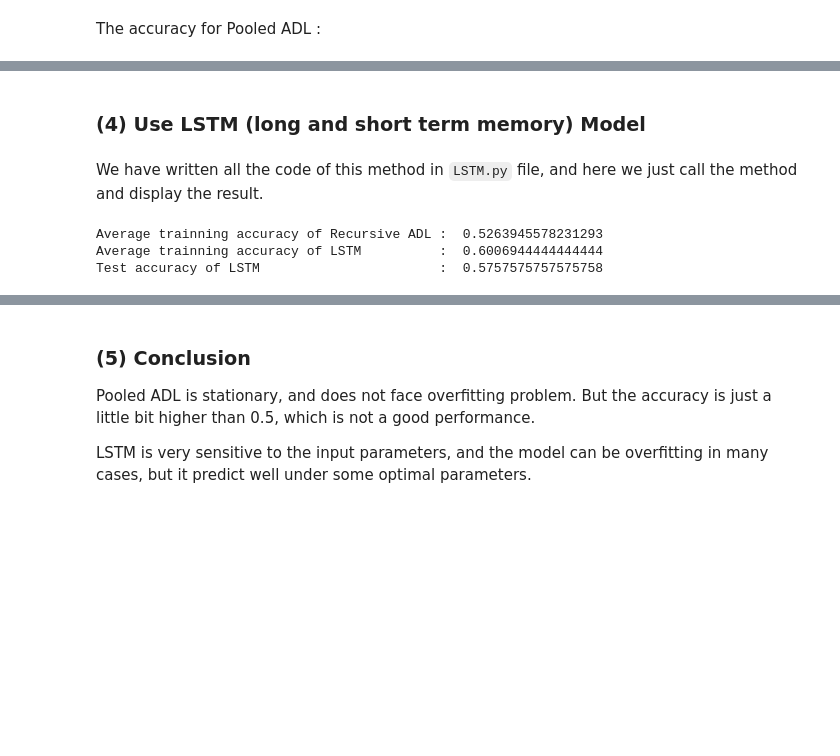
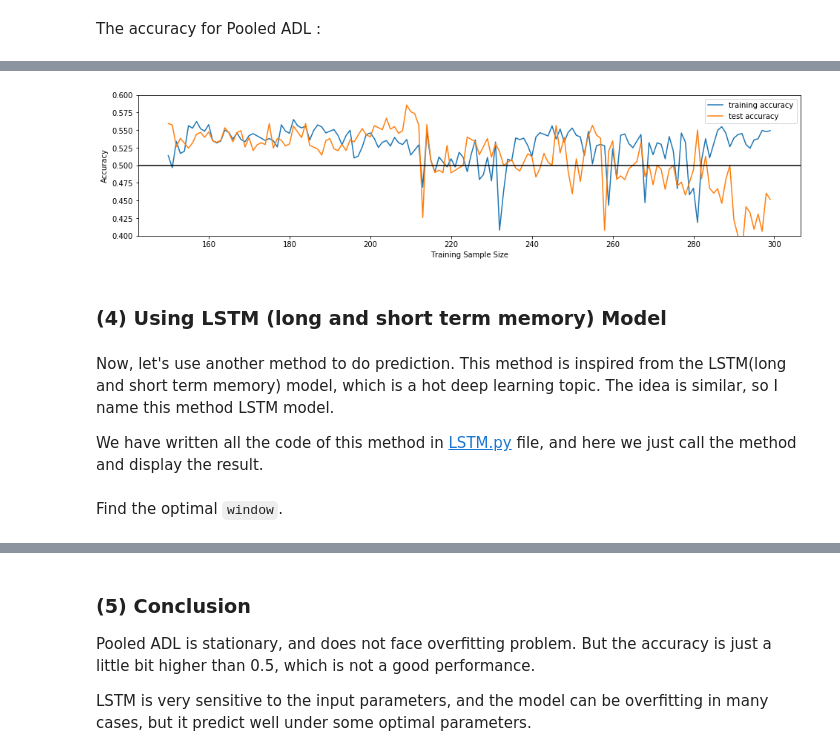
Before and after one commit to LeiZHANG1995/PHBS_TQFML, a Jupyter notebook: Project/Bitcoin_2_Data_Analysis.ipynb, the cells around one changed output, grey strips where cells are left out. Saved outputs shown, nothing was run; the diff lists cells and outputs as text; code cells hidden in the pictures; blank space fills up the shorter version.

```diff
--- a/Project/Bitcoin_2_Data_Analysis.ipynb
+++ b/Project/Bitcoin_2_Data_Analysis.ipynb
@@ -94,25 +121,50 @@ test_accu:  0.546583850931677
+# %%
+train_accus = []
+test_accus = []
+samples = []
+lag = 2
+
+for s in range(150, 300):
+    samples.append(s)
+    t1, t2 = ADL_Performance(s, lag)
+    train_accus.append(t1)
+    test_accus.append(t2)
+# %%
+fig = plt.gcf()
+fig.set_size_inches(16, 3.5)
+plt.plot(samples, train_accus)
+plt.plot(samples, test_accus)
+plt.xlabel('Training Sample Size')
+plt.ylabel('Accuracy')
+plt.ylim([0.4, 0.6])
+plt.axhline(0.5, color = 'black')
+plt.legend(('training accuracy', 'test accuracy'), loc = 'best')
+plt.show()
+# %% [output]
+[figure, added]
 # %% [markdown]
-### (4) Use LSTM (long and short term memory) Model
+### (4) Using LSTM (long and short term memory) Model
 # %% [markdown]
-We have written all the code of this method in `LSTM.py` file, and here we just call the method and display the result.
+Now, let's use another method to do prediction. This method is inspired from the LSTM(long and short term memory) model, which is a hot deep learning topic. The idea is similar, so I name this method LSTM model.
+
+We have written all the code of this method in [LSTM.py](https://github.com/LeiZHANG1995/PHBS_TQFML/blob/master/Project/LSTM.py) file, and here we just call the method and display the result.
 # %%
-## (1) Train LSTM
+def LSTM_performance(sample_training, window, lag):
 
-sample_training = 200
-window = 50  # This parameter is the optimal after many tests.
-lag = 2
+    train_set_X = X[:sample_training]
+    train_set_Y = ln_price[:sample_training]
+    test_set_X = X[sample_training:]
+    test_set_Y = ln_price[sample_training:]
 
-train_re = p.LSTM_fit(train_set_Y, train_set_X, lag, window)
+    train_re = p.LSTM_fit(train_set_Y, train_set_X, lag, window)
 
-nperf1 = np.array(train_re['ADL_accuracy'])
-nperf2 = np.array(train_re['LR_accuracy'])
-print("Average trainning accuracy of Recursive ADL : ", nperf1.mean())
-print("Average trainning accuracy of LSTM          : ", nperf2.mean())
+    nperf1 = np.array(train_re['ADL_accuracy'])
+    nperf2 = np.array(train_re['LR_accuracy'])
+    Avg_train_accu_adl = nperf1.mean()
+    Avg_train_accu_lstm = nperf2.mean()
 
-## (2) Test LSTM
-test_re = p.LSTM_predict_accuracy(test_set_Y, test_set_X, lag, window)
-print("Test accuracy of LSTM                       : ", test_re['accuracy'])
+    test_re = p.LSTM_predict_accuracy(test_set_Y, test_set_X, lag, window)
+    test_accu = test_re['accuracy']
+    return Avg_train_accu_adl, Avg_train_accu_lstm, test_accu
-# %% [output]
-Average trainning accuracy of Recursive ADL :  0.5263945578231293
-Average trainning accuracy of LSTM          :  0.6006944444444444
-Test accuracy of LSTM                       :  0.5757575757575758
+# %% [markdown]
+Find the optimal `window`.
```
Also changed, not shown: parts of 17 cells of this notebook, 1 other file.
